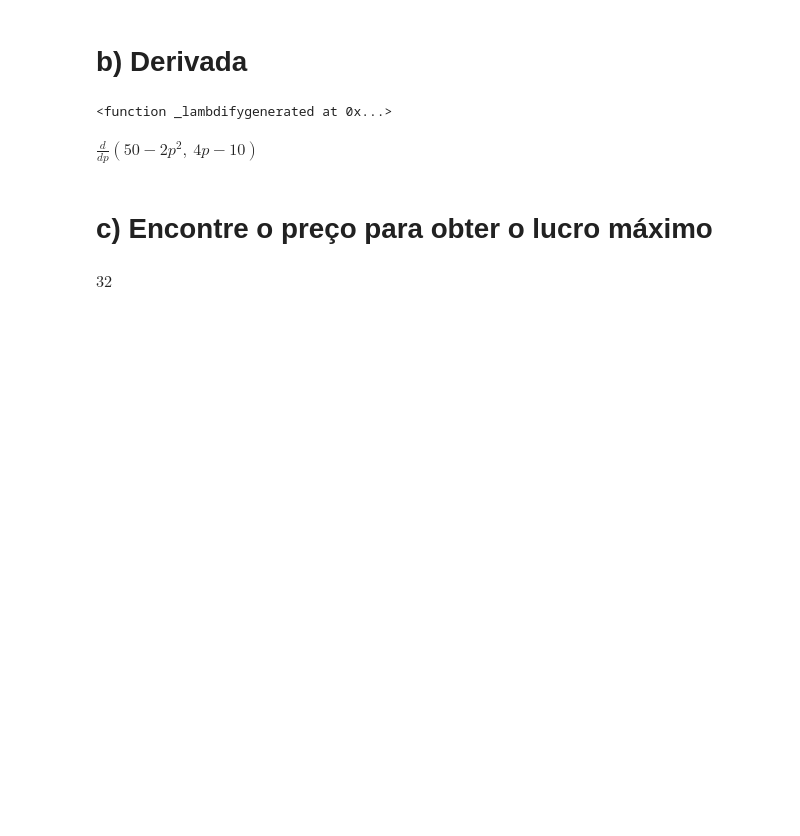
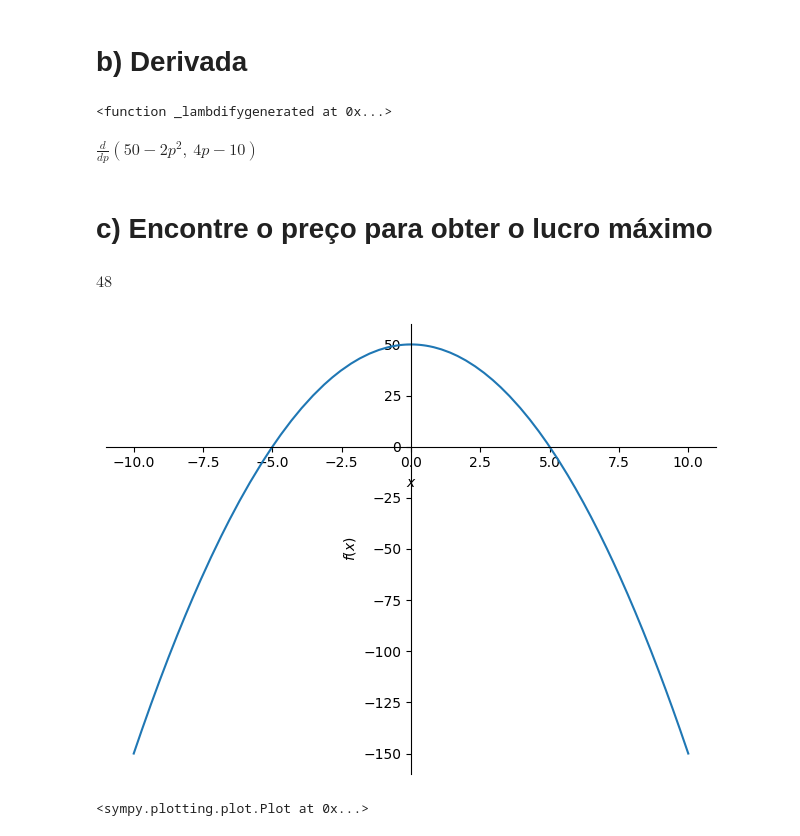
Before and after one commit to patidemitroff/PyPati, a Jupyter notebook: Estudo_Derivadas_Limites.ipynb, the cells around one changed output. Saved outputs shown, nothing was run; the diff lists cells and outputs as text; code cells hidden in the pictures; blank space fills up the shorter version.

```diff
--- a/Estudo_Derivadas_Limites.ipynb
+++ b/Estudo_Derivadas_Limites.ipynb
@@ -70,6 +70,12 @@ x = smp.Symbol('x')
 #expression
 Lucro = smp.sympify(-2*x**2 + 50,4*x - 10)
 #calculo
-smp.limit(Lucro, x, 3)
+smp.limit(Lucro, x, 1)
 # %% [output]
-$\displaystyle 32$
+$\displaystyle 48$
+# %%
+#grafico
+smp.plot(Lucro)
+# %% [output]
+[figure, added]
+<sympy.plotting.plot.Plot at 0x...>
```
